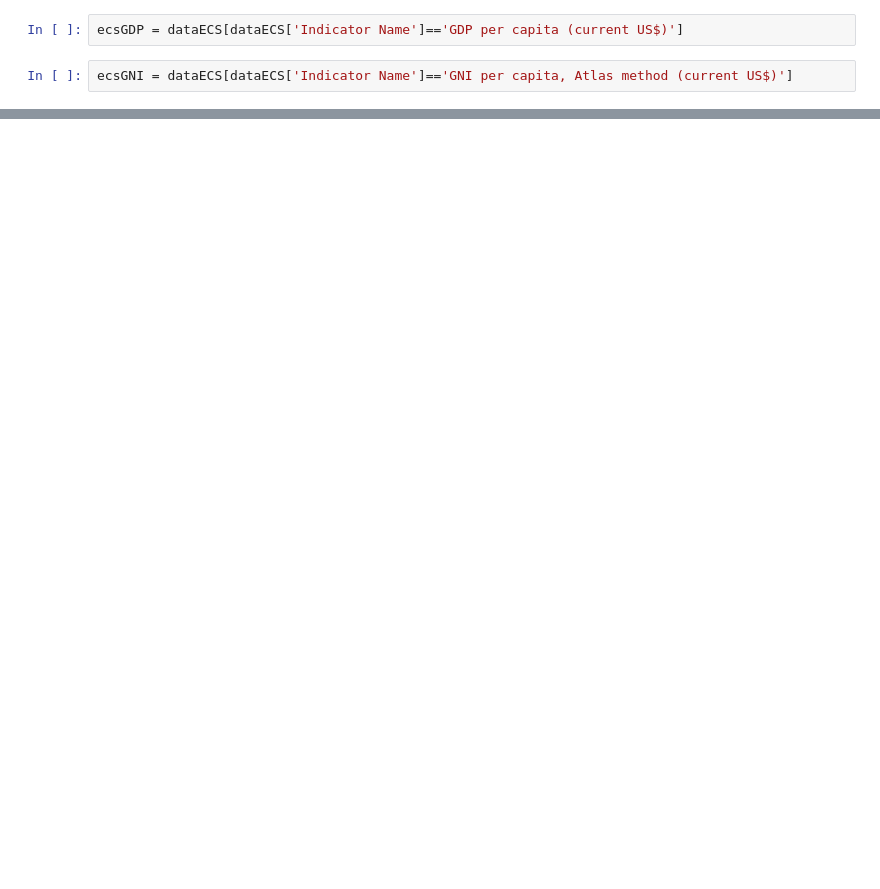
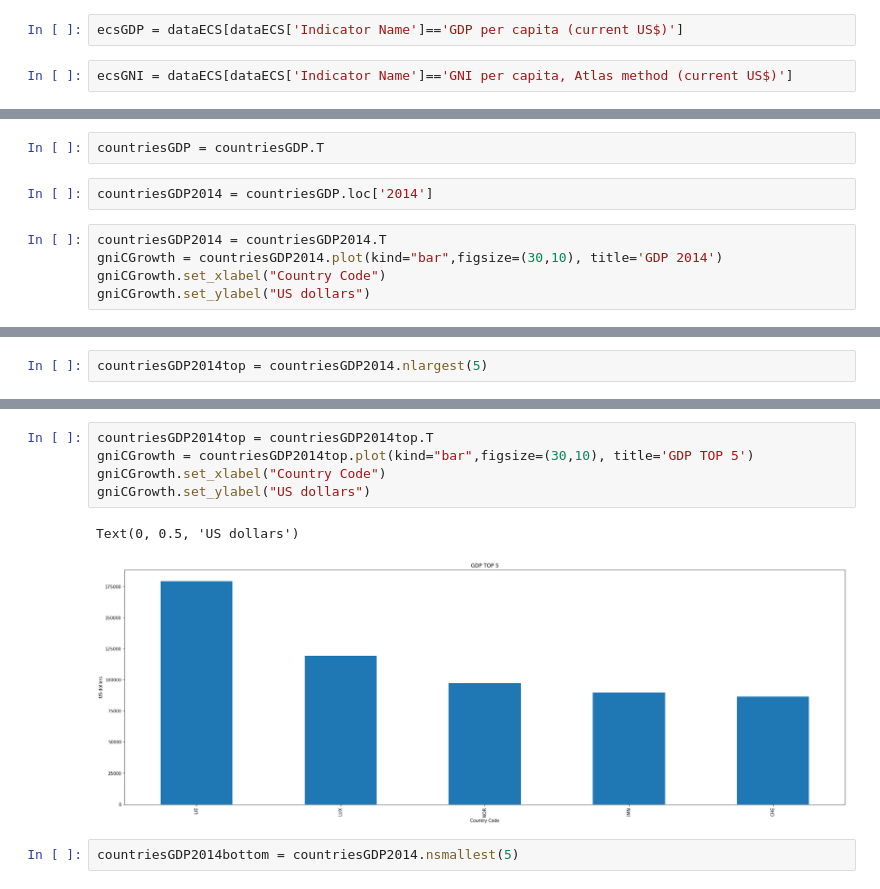
Before and after one commit to alxdru/educational-dataset-analysis, a Jupyter notebook: EDA.ipynb, the cells around one changed output, grey strips where cells are left out. Drawn from its saved outputs; the diff is of its cells as text; blank space fills up the shorter version.

```diff
--- a/EDA.ipynb
+++ b/EDA.ipynb
@@ -25,0 +103,9 @@ ecsGDP
+# %%
+countriesGDP = countriesGDP.T
+# %%
+countriesGDP2014 = countriesGDP.loc['2014']
+# %%
+countriesGDP2014 = countriesGDP2014.T
+gniCGrowth = countriesGDP2014.plot(kind="bar",figsize=(30,10), title='GDP 2014')
+gniCGrowth.set_xlabel("Country Code")
+gniCGrowth.set_ylabel("US dollars")
@@ -25,0 +115,2 @@ ecsGDP
+# %%
+countriesGDP2014top = countriesGDP2014.nlargest(5)
@@ -25,0 +127,10 @@ ecsGDP
+# %%
+countriesGDP2014top = countriesGDP2014top.T
+gniCGrowth = countriesGDP2014top.plot(kind="bar",figsize=(30,10), title='GDP TOP 5')
+gniCGrowth.set_xlabel("Country Code")
+gniCGrowth.set_ylabel("US dollars")
+# %% [output]
+Text(0, 0.5, 'US dollars')
+[figure, added]
+# %%
+countriesGDP2014bottom = countriesGDP2014.nsmallest(5)
```
Also changed, not shown: parts of 40 cells of this notebook, 3 other files.
